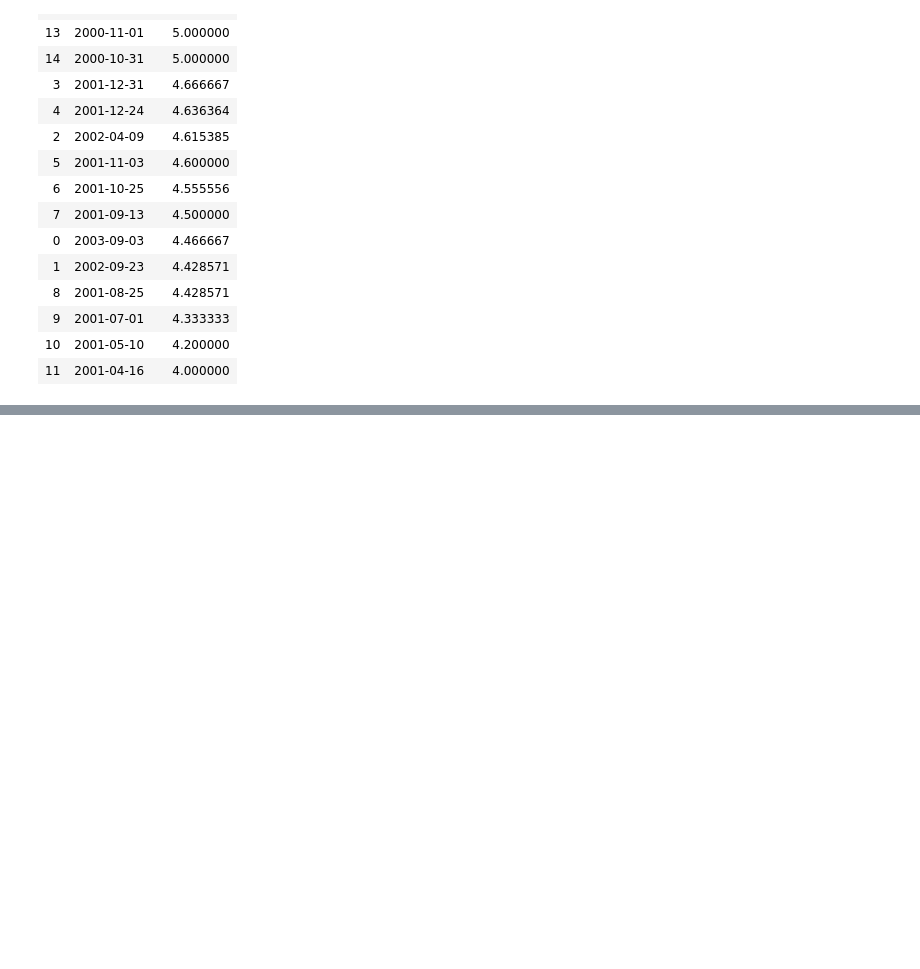
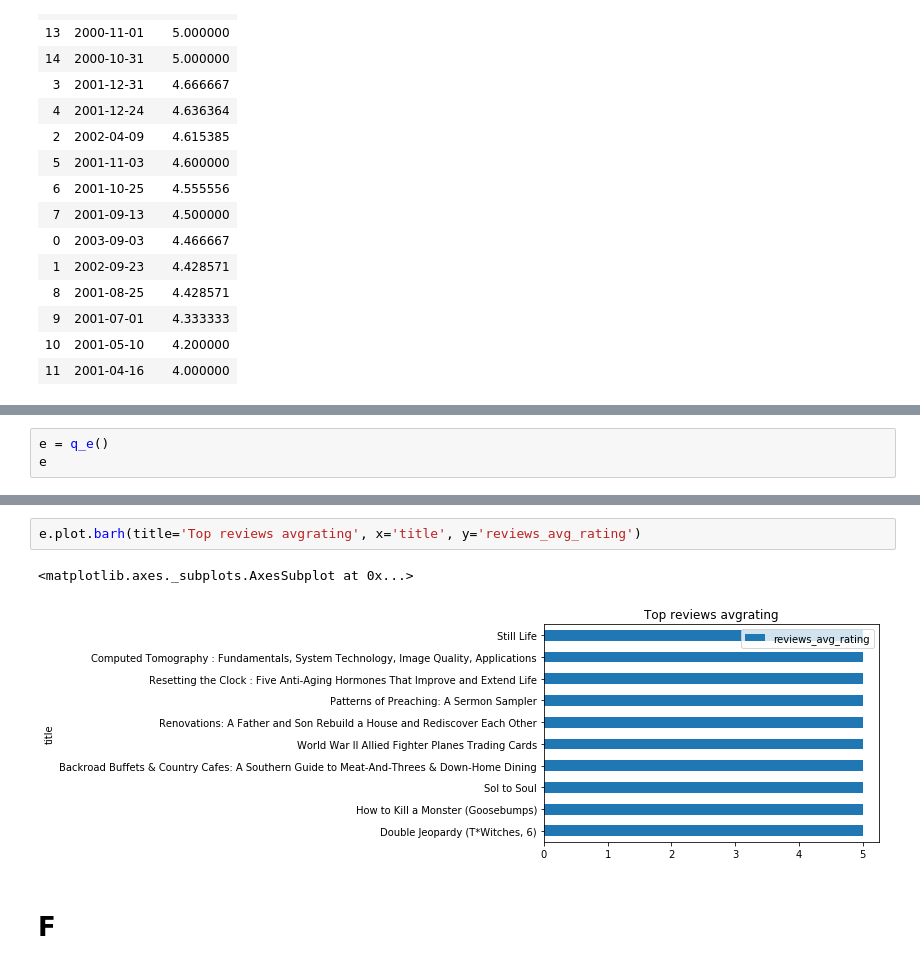
Before and after one commit to xrhd/ecommerce-dashboard, a Jupyter notebook: main.ipynb, the cells around one changed output, grey strips where cells are left out. Cells and saved outputs as stored; diff of their text form; blank space fills up the shorter version.

```diff
--- a/main.ipynb
+++ b/main.ipynb
@@ -105,0 +139,3 @@ c.plot(x='time', y='avg_rating');
+# %%
+e = q_e()
+e
@@ -105,0 +154,7 @@ c.plot(x='time', y='avg_rating');
+# %%
+e.plot.barh(title='Top reviews avgrating', x='title', y='reviews_avg_rating')
+# %% [output]
+<matplotlib.axes._subplots.AxesSubplot at 0x...>
+[figure, added]
+# %% [markdown]
+# F
```
Also changed, not shown: parts of 12 cells of this notebook, 4 other files.
